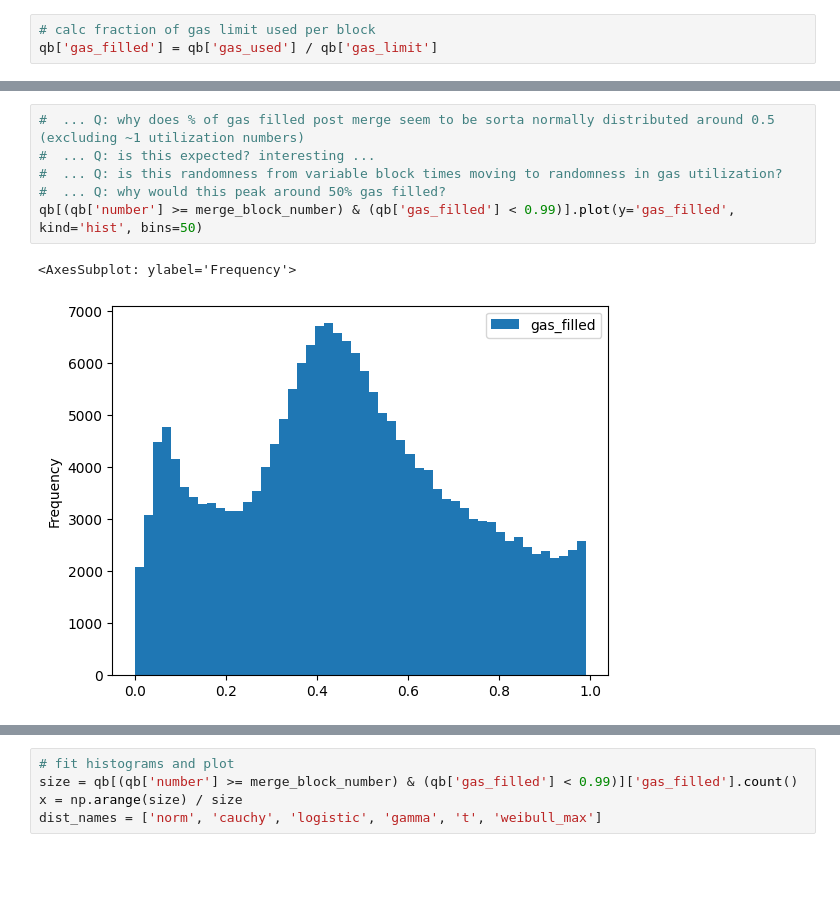
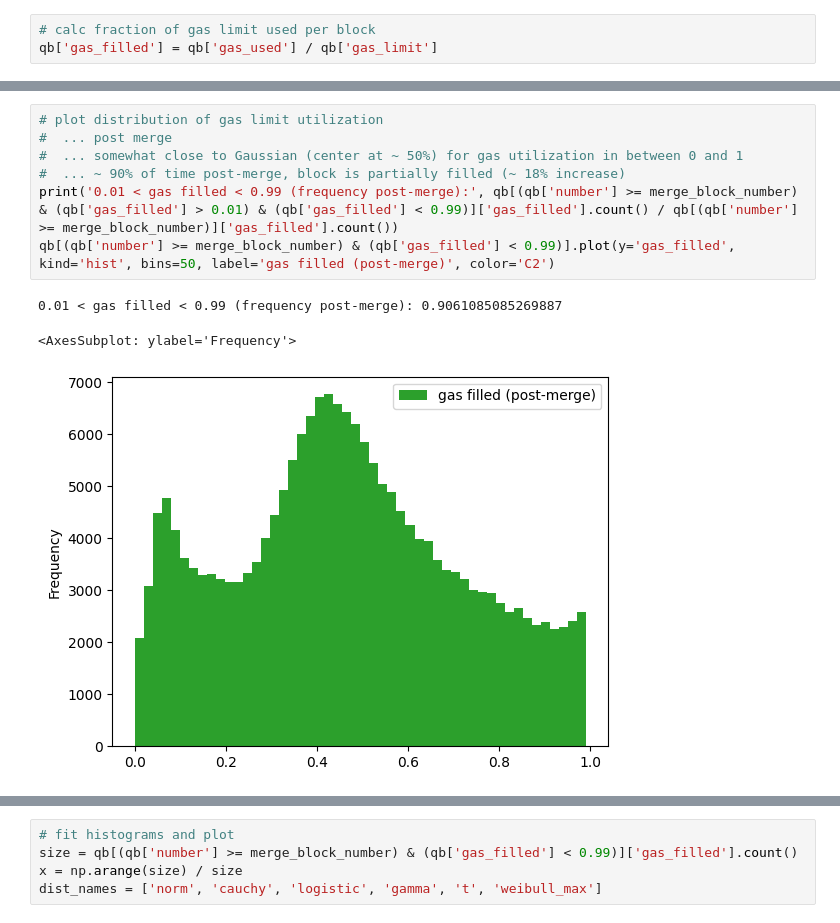
Before and after one commit to fmrmf/merge-challenge, a Jupyter notebook: notebook/blocks.ipynb, the cells around one changed output, grey strips where cells are left out. Cells and saved outputs as stored; diff of their text form; blank space fills up the shorter version.

```diff
--- a/notebook/blocks.ipynb
+++ b/notebook/blocks.ipynb
@@ -249,9 +376,11 @@ qb[qb['number'] >= merge_block_number].plot(y='gas_filled', kind='hist', bins=50
 # %%
-#  ... Q: why does % of gas filled post merge seem to be sorta normally distributed around 0.5 (excluding ~1 utilization numbers)
-#  ... Q: is this expected? interesting ...
-#  ... Q: is this randomness from variable block times moving to randomness in gas utilization?
-#  ... Q: why would this peak around 50% gas filled?
-qb[(qb['number'] >= merge_block_number) & (qb['gas_filled'] < 0.99)].plot(y='gas_filled', kind='hist', bins=50)
+# plot distribution of gas limit utilization
+#  ... post merge
+#  ... somewhat close to Gaussian (center at ~ 50%) for gas utilization in between 0 and 1
+#  ... ~ 90% of time post-merge, block is partially filled (~ 18% increase)
+print('0.01 < gas filled < 0.99 (frequency post-merge):', qb[(qb['number'] >= merge_block_number) & (qb['gas_filled'] > 0.01) & (qb['gas_filled'] < 0.99)]['gas_filled'].count() / qb[(qb['number'] >= merge_block_number)]['gas_filled'].count())
+qb[(qb['number'] >= merge_block_number) & (qb['gas_filled'] < 0.99)].plot(y='gas_filled', kind='hist', bins=50, label='gas filled (post-merge)', color='C2')
 # %% [output]
-<AxesSubplot: ylabel='Frequency'>
+0.01 < gas filled < 0.99 (frequency post-merge): 0.9061085085269887
+<AxesSubplot: ylabel='Frequency'>
-[figure, old version]
+[figure, new version]
```
Also changed, not shown: parts of 29 cells of this notebook, 1 other file.
